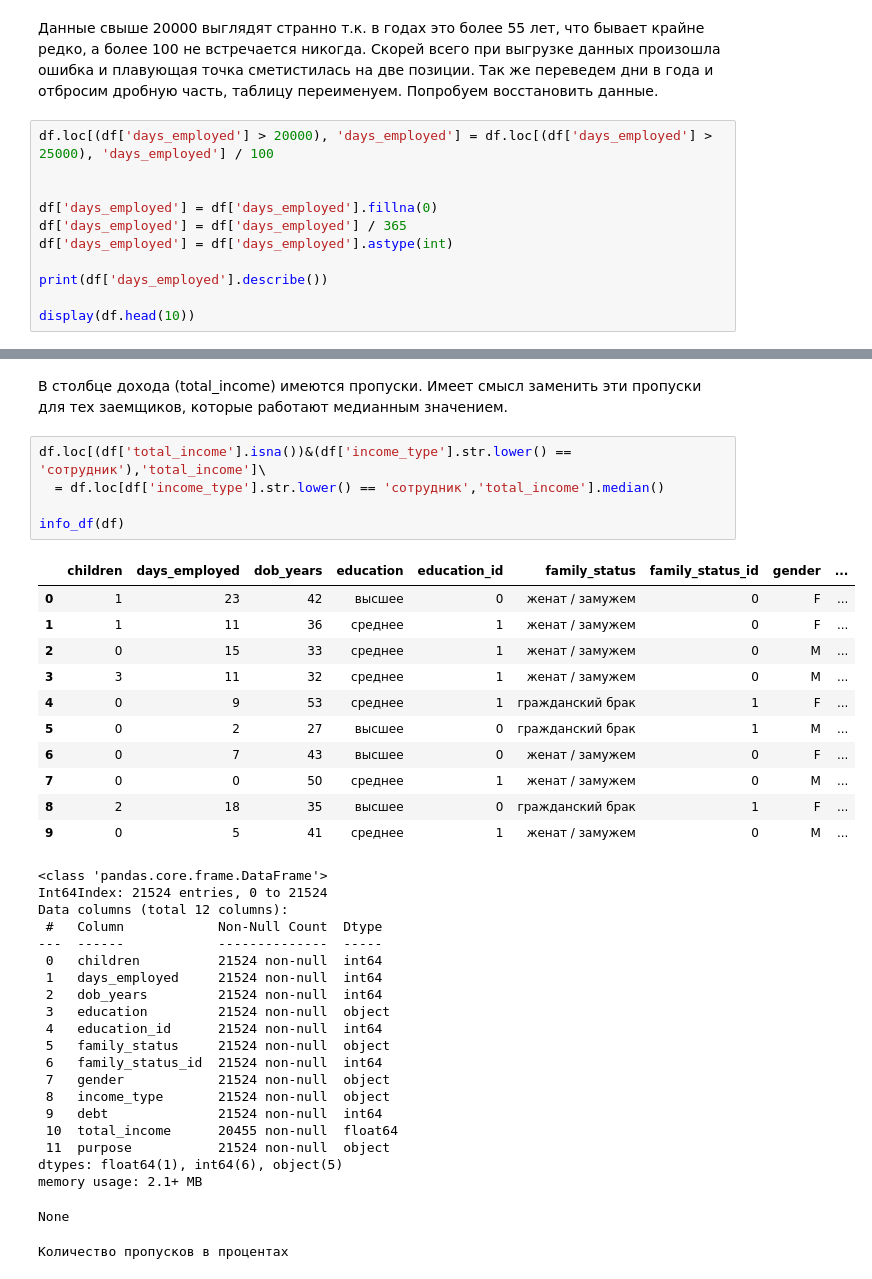
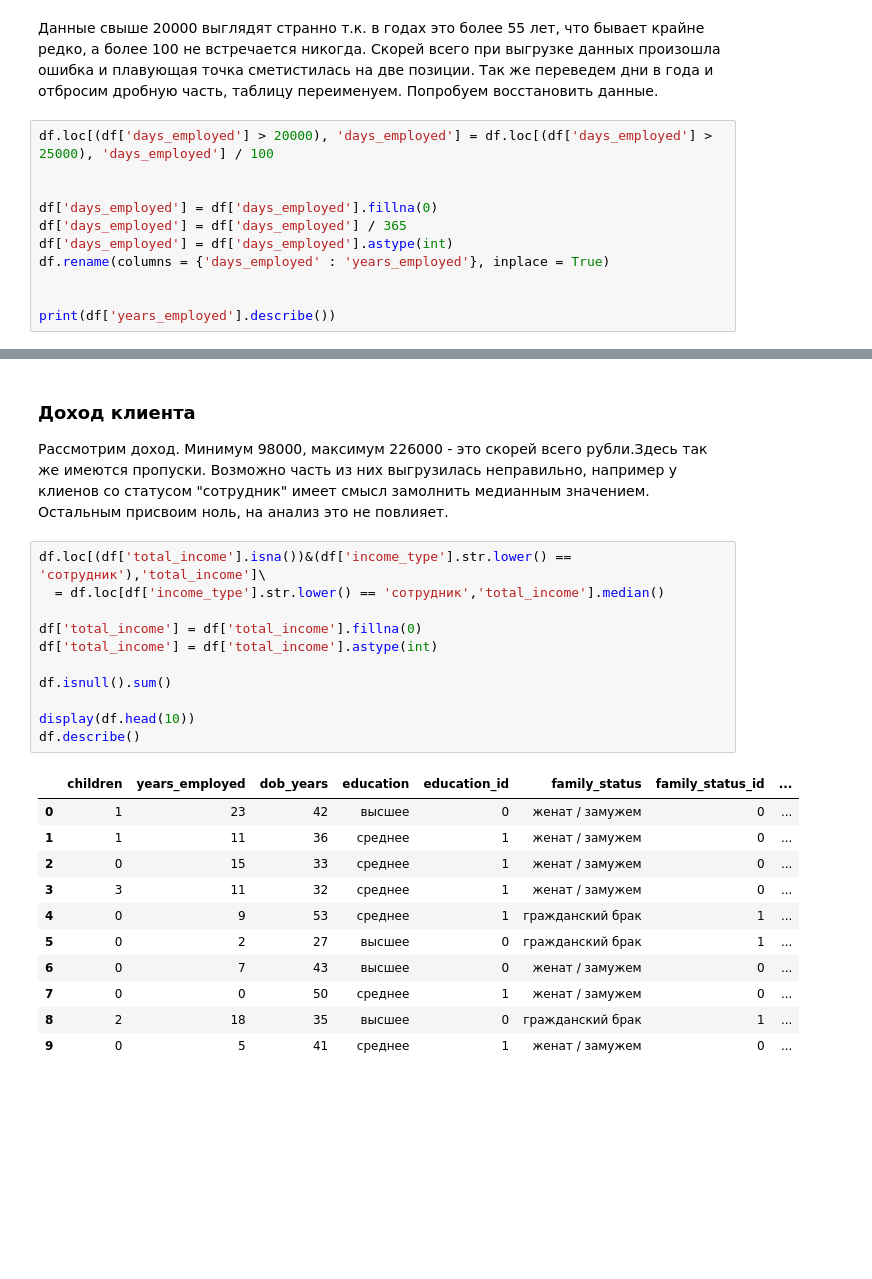
Before and after one commit to FrolovskiyKirill/Data-Science-Projects, a Jupyter notebook: Project_One.ipynb, the cells around one changed output, grey strips where cells are left out. Drawn from its saved outputs; the diff is of its cells as text; blank space fills up the shorter version.

```diff
--- a/Project_One.ipynb
+++ b/Project_One.ipynb
@@ -191,10 +191,10 @@ df.loc[(df['days_employed'] > 20000), 'days_employed'] = df.loc[(df['days_employ
 df['days_employed'] = df['days_employed'].fillna(0)
 df['days_employed'] = df['days_employed'] / 365
 df['days_employed'] = df['days_employed'].astype(int)
+df.rename(columns = {'days_employed' : 'years_employed'}, inplace = True)
 
-print(df['days_employed'].describe())
 
-display(df.head(10))
+print(df['years_employed'].describe())
 # %% [output]
 count    21524.000000
 mean         5.915072
@@ -237,40 +208,26 @@ Name: total_income, Length: 5260, dtype: float64
-# %% [markdown]
-В столбце дохода (total_income) имеются пропуски. Имеет смысл заменить эти пропуски для тех заемщиков, которые работают медианным значением.
+# %% [markdown]
+### Доход клиента
+Рассмотрим доход. Минимум 98000, максимум 226000 - это скорей всего рубли.Здесь так же имеются пропуски. Возможно часть из них выгрузилась неправильно, например у клиенов cо статусом "сотрудник" имеет смысл замолнить медианным значением. Остальным присвоим ноль, на анализ это не повлияет.
 # %%
 df.loc[(df['total_income'].isna())&(df['income_type'].str.lower() == 'сотрудник'),'total_income']\
   = df.loc[df['income_type'].str.lower() == 'сотрудник','total_income'].median()
 
-info_df(df)
+df['total_income'] = df['total_income'].fillna(0)
+df['total_income'] = df['total_income'].astype(int)
+
+df.isnull().sum()
+
+display(df.head(10))
+df.describe()
 # %% [output]
-|  | children | days_employed | dob_years | education | education_id | family_status | family_status_id | gender | ... |
-| 0 | 1 | 23 | 42 | высшее | 0 | женат / замужем | 0 | F | ... |
-| 1 | 1 | 11 | 36 | среднее | 1 | женат / замужем | 0 | F | ... |
-| 2 | 0 | 15 | 33 | среднее | 1 | женат / замужем | 0 | M | ... |
-| 3 | 3 | 11 | 32 | среднее | 1 | женат / замужем | 0 | M | ... |
-| 4 | 0 | 9 | 53 | среднее | 1 | гражданский брак | 1 | F | ... |
-| 5 | 0 | 2 | 27 | высшее | 0 | гражданский брак | 1 | M | ... |
-| 6 | 0 | 7 | 43 | высшее | 0 | женат / замужем | 0 | F | ... |
-| 7 | 0 | 0 | 50 | среднее | 1 | женат / замужем | 0 | M | ... |
-| 8 | 2 | 18 | 35 | высшее | 0 | гражданский брак | 1 | F | ... |
-| 9 | 0 | 5 | 41 | среднее | 1 | женат / замужем | 0 | M | ... |
+|  | children | years_employed | dob_years | education | education_id | family_status | family_status_id | ... |
+| 0 | 1 | 23 | 42 | высшее | 0 | женат / замужем | 0 | ... |
+| 1 | 1 | 11 | 36 | среднее | 1 | женат / замужем | 0 | ... |
+| 2 | 0 | 15 | 33 | среднее | 1 | женат / замужем | 0 | ... |
+| 3 | 3 | 11 | 32 | среднее | 1 | женат / замужем | 0 | ... |
+| 4 | 0 | 9 | 53 | среднее | 1 | гражданский брак | 1 | ... |
+| 5 | 0 | 2 | 27 | высшее | 0 | гражданский брак | 1 | ... |
+| 6 | 0 | 7 | 43 | высшее | 0 | женат / замужем | 0 | ... |
+| 7 | 0 | 0 | 50 | среднее | 1 | женат / замужем | 0 | ... |
+| 8 | 2 | 18 | 35 | высшее | 0 | гражданский брак | 1 | ... |
+| 9 | 0 | 5 | 41 | среднее | 1 | женат / замужем | 0 | ... |
-<class 'pandas.core.frame.DataFrame'>
-Int64Index: 21524 entries, 0 to 21524
-Data columns (total 12 columns):
- #   Column            Non-Null Count  Dtype
----  ------            --------------  -----
- 0   children          21524 non-null  int64
- 1   days_employed     21524 non-null  int64
- 2   dob_years         21524 non-null  int64
- 3   education         21524 non-null  object
- 4   education_id      21524 non-null  int64
- 5   family_status     21524 non-null  object
- 6   family_status_id  21524 non-null  int64
- 7   gender            21524 non-null  object
- 8   income_type       21524 non-null  object
- 9   debt              21524 non-null  int64
- 10  total_income      20455 non-null  float64
- 11  purpose           21524 non-null  object
-dtypes: float64(1), int64(6), object(5)
-memory usage: 2.1+ MB
-None
-Количество пропусков в процентах
```
Also changed, not shown: parts of 4 cells of this notebook.
